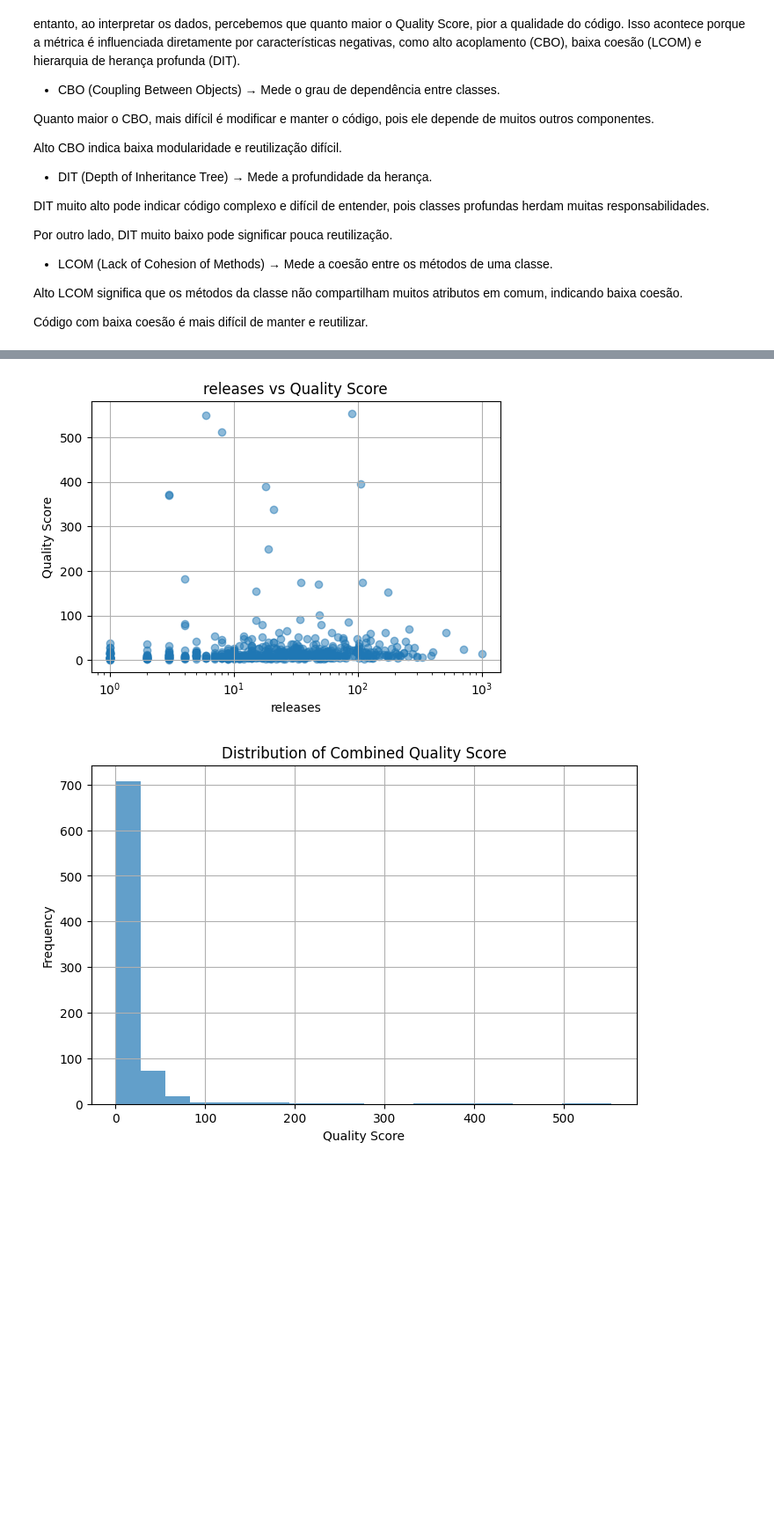
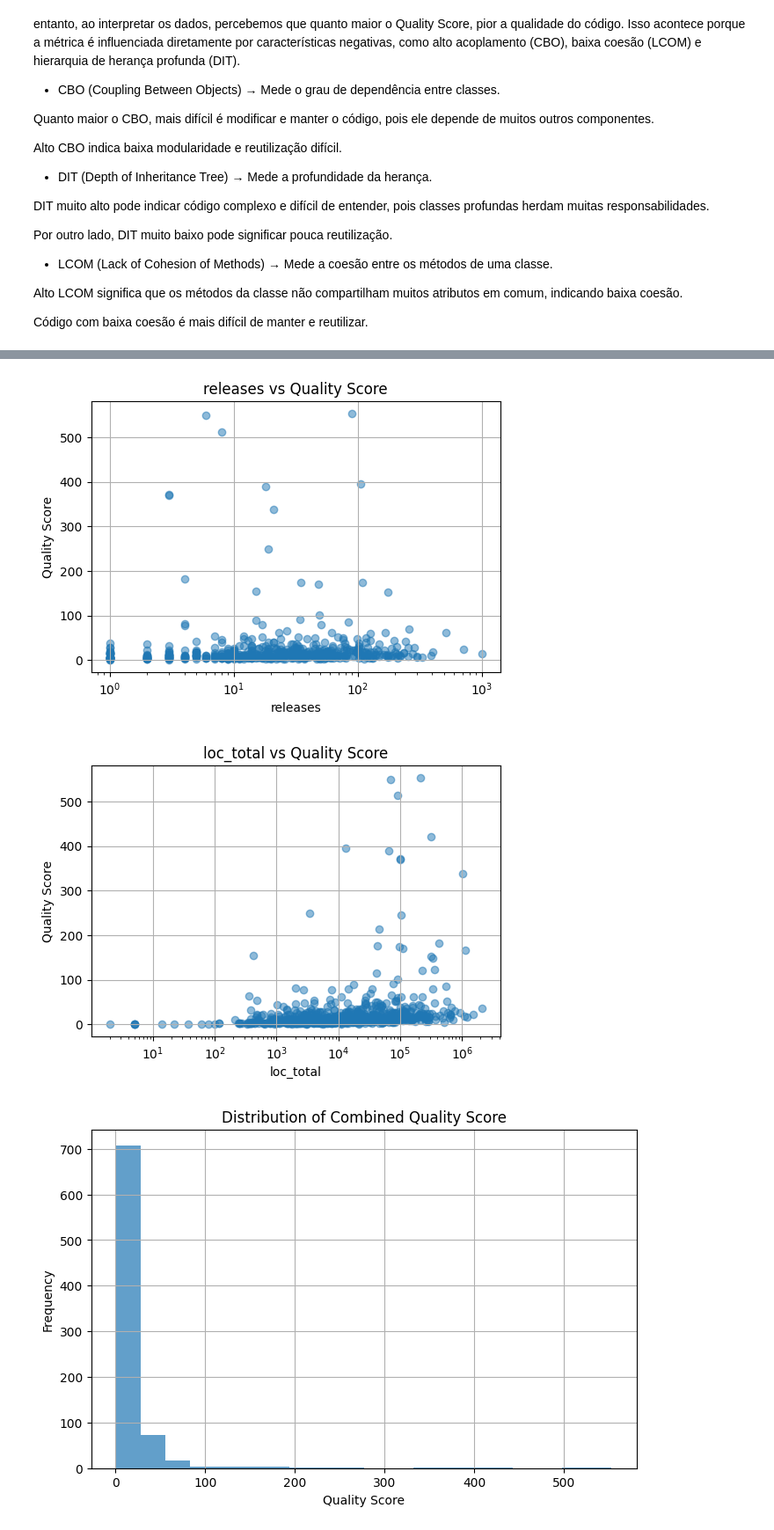
Before and after one commit to urbanobruno/lab-experimentacao-software, a Jupyter notebook: lab2/lab2_analyse_results.ipynb, the cells around one changed output, grey strips where cells are left out. Shown at 88% size. Saved outputs shown, nothing was run; the diff lists cells and outputs as text; code cells hidden in the pictures; blank space fills up the shorter version.

```diff
--- a/lab2/lab2_analyse_results.ipynb
+++ b/lab2/lab2_analyse_results.ipynb
@@ -23,36 +23,39 @@ Código com baixa coesão é mais difícil de manter e reutilizar.
 # %%
 import pandas as pd
 import matplotlib.pyplot as plt
 import seaborn as sns
 
 df = pd.read_csv("summarized_results.csv")
 
-df.dropna(subset=['cbo_mean', 'dit_mean', 'lcom_mean'], inplace=True)
+df.dropna(subset=['cbo_mean', 'dit_mean', 'lcom_mean', 'loc_total'], inplace=True)
 
 df['createdAt'] = pd.to_datetime(df['createdAt']).dt.tz_localize(None)
 df['age'] = (pd.Timestamp.now().tz_localize(None) - df['createdAt']).dt.days / 365
 
 quality_metrics = ['cbo_mean', 'dit_mean', 'lcom_mean']
-process_metrics = ['stargazers', 'age', 'releases']
+process_metrics = ['stargazers', 'age', 'releases', 'loc_total']
 
-# Medias das métricas de qualidade
 df['quality_score'] = df[quality_metrics].mean(axis=1)
 
 correlation_matrix = df[['quality_score'] + process_metrics].corr()
 
 for p_metric in process_metrics:
     plt.figure(figsize=(6, 4))
     plt.scatter(df[p_metric], df['quality_score'], alpha=0.5)
-    plt.xscale('log') if p_metric in ['stargazers', 'releases'] else None  # Log scale for large numbers
+
+    if p_metric in ['stargazers', 'releases', 'loc_total']:
+        plt.xscale('log')
+
     plt.xlabel(p_metric)
     plt.ylabel("Quality Score")
     plt.title(f"{p_metric} vs Quality Score")
     plt.grid(True)
     plt.show()
 # %% [output]
 [figure]
 [figure]
 [figure]
+[figure, added]
 # %%
 plt.figure(figsize=(8, 5))
 plt.hist(df['quality_score'], bins=20, alpha=0.7)
```
Also changed, not shown: parts of 1 cell of this notebook, 2 other files.
